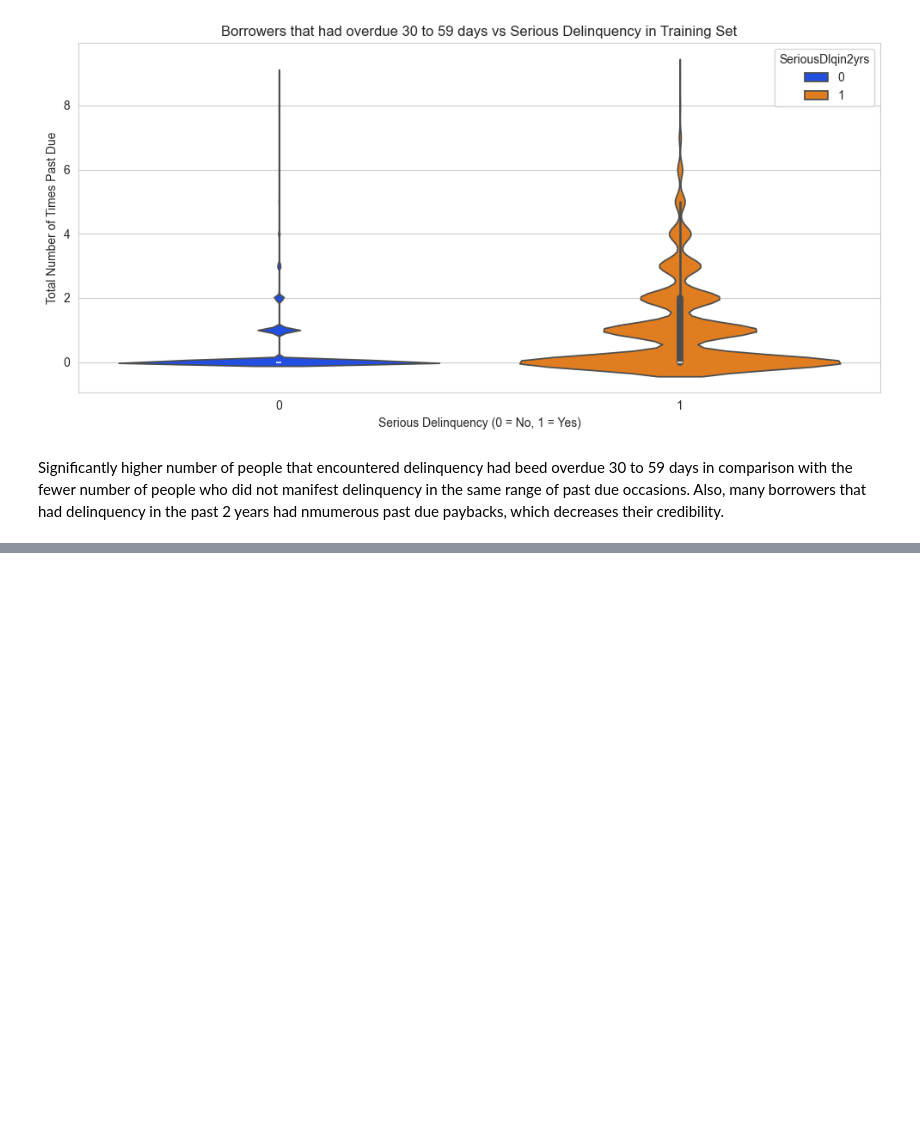
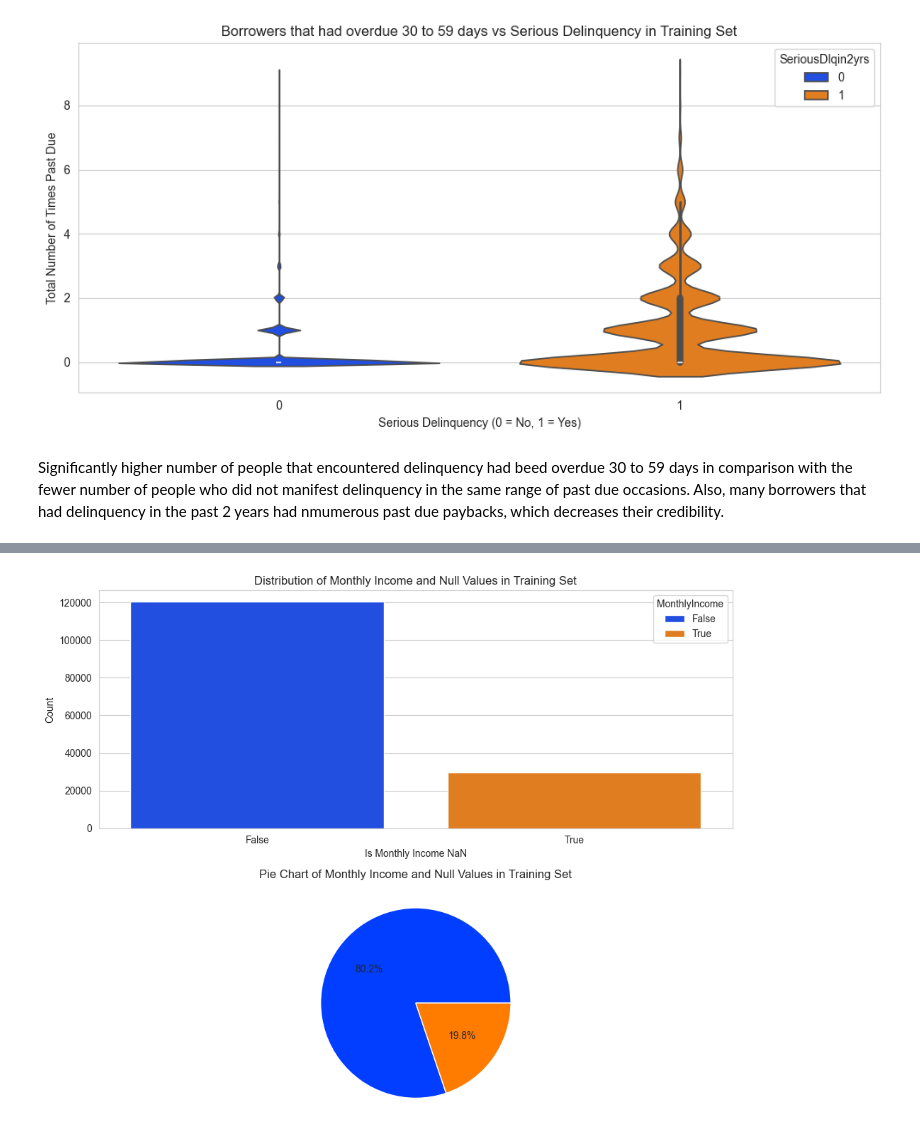
Before and after one commit to Ghenntoggy1/Sigmoid-ML-Tasks, a Jupyter notebook: Pre_Exam_2_Give_Me_Some_Credit_Classification/Pre_Exam_2_Give_Me_Some_Credit_Classification.ipynb, the cells around one changed output, grey strips where cells are left out. Saved outputs shown, nothing was run; the diff lists cells and outputs as text; code cells hidden in the pictures; blank space fills up the shorter version.

```diff
--- a/Pre_Exam_2_Give_Me_Some_Credit_Classification/Pre_Exam_2_Give_Me_Some_Credit_Classification.ipynb
+++ b/Pre_Exam_2_Give_Me_Some_Credit_Classification/Pre_Exam_2_Give_Me_Some_Credit_Classification.ipynb
@@ -1053,0 +1089,21 @@ Significantly higher number of people that encountered delinquency had beed over
+# %%
+fig, axes = plt.subplots(nrows=2, ncols=1, figsize=(10, 8))
+
+sns.countplot(x=credit_train_zip['MonthlyIncome'].isnull(),
+              ax=axes[0],
+              hue=credit_train_zip['MonthlyIncome'].isnull()
+              )
+axes[0].set_title('Distribution of Monthly Income and Null Values in Training Set')
+axes[0].set_xlabel('Is Monthly Income NaN')
+axes[0].set_ylabel('Count')
+
+axes[1].pie(
+    credit_train_zip['MonthlyIncome'].isnull().value_counts(),
+    autopct='%1.1f%%',
+)
+axes[1].set_title('Pie Chart of Monthly Income and Null Values in Training Set')
+
+plt.tight_layout()
+plt.show()
+# %% [output]
+[figure, added]
```
Also changed, not shown: parts of 114 cells of this notebook.
